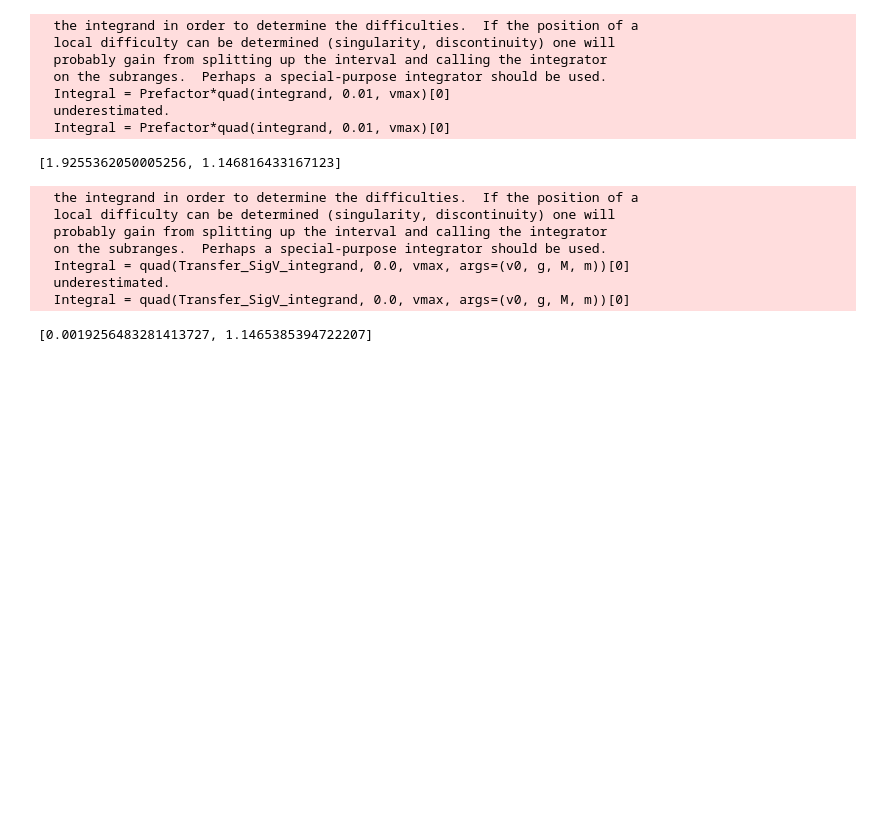
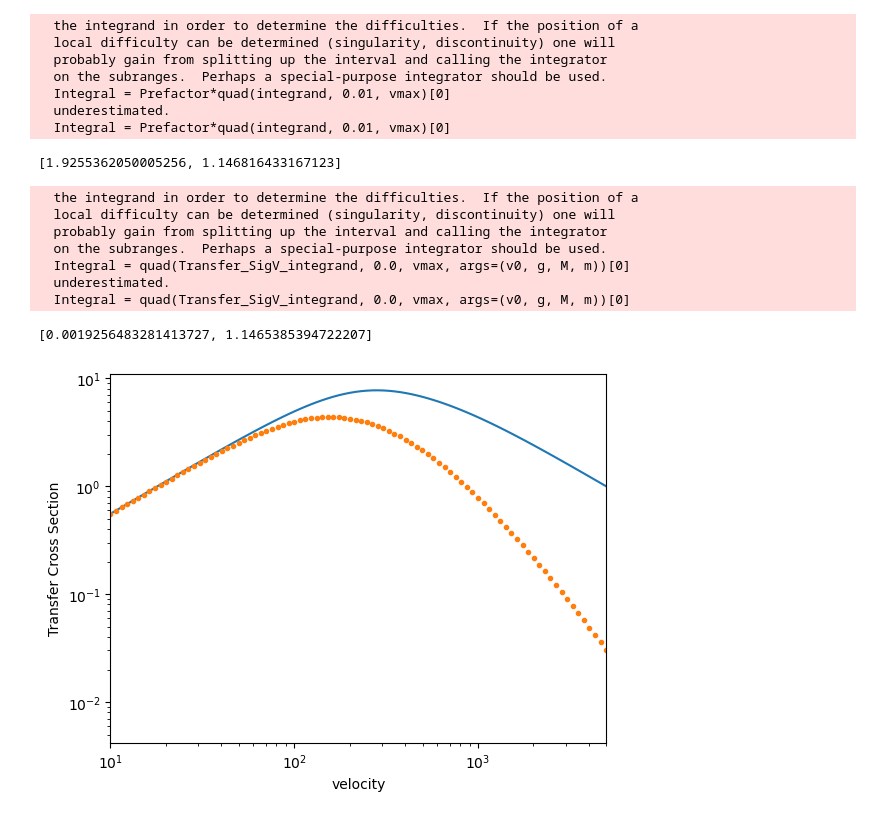
Before and after one commit to nigomezcr/Leptophilic-Atlas-Repo, a Jupyter notebook: MCMC-Fits.ipynb, the cells around one changed output. Drawn from its saved outputs; the diff is of its cells as text; code cells hidden in the pictures; blank space fills up the shorter version.

Commit message:
Added Average Sigma Functions to MCMC

```diff
--- a/MCMC-Fits.ipynb
+++ b/MCMC-Fits.ipynb
@@ -259,0 +304,20 @@ bf_Yu_Part.x
+# %%
+crossSection_array = [Average_SigmaV(v, g=gprime, M=mPhi, m = mX) for v in v_array]
+normalized_cross_section_array = [Normalized_SigmaV2(v, g=gprime, M=mPhi, m = mX) for v in v_array]
+#PP_crosssection_array = [Transfer_SigmaV(v, g=gprime, M=mPhi, m=mX) for v in v_array]
+
+
+plt.plot(v_array, crossSection_array)
+plt.plot(v_array, normalized_cross_section_array, '.')
+#plt.plot(v_array, PP_crosssection_array, '.')
+
+
+
+plt.xlim([10, 5000])
+plt.xscale('log')
+plt.yscale('log')
+plt.ylabel('Transfer Cross Section')
+plt.xlabel('velocity')
+plt.show()
+# %% [output]
+[figure, added]
```
Also changed, not shown: parts of 3 cells of this notebook, 1 other file.
